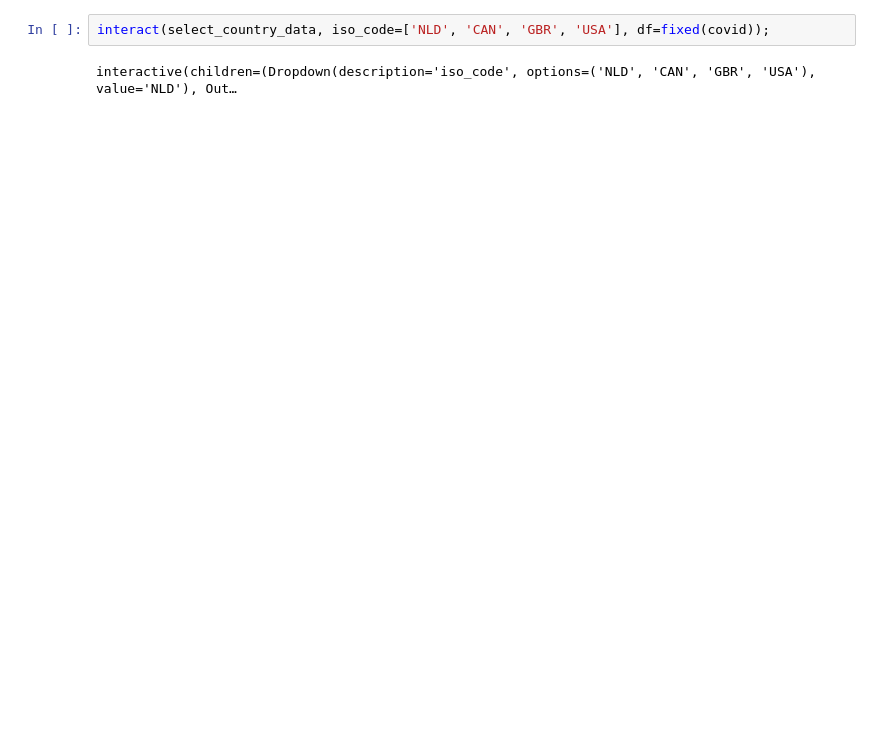
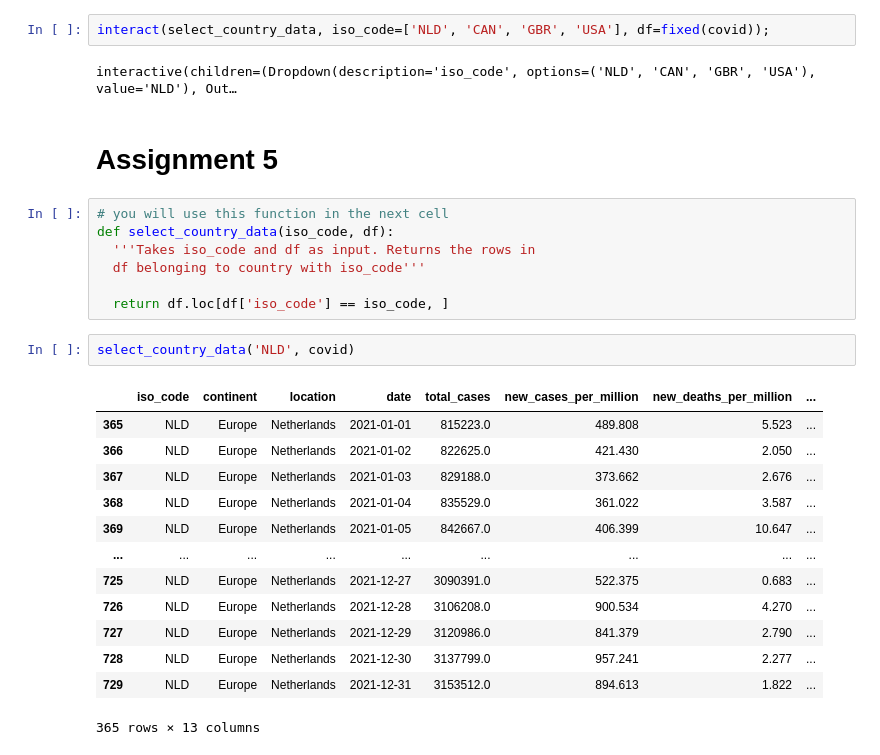
Before and after one commit to yloughribi/voila, a Jupyter notebook: notebooks/Practical12_example.ipynb, the cells around one changed output. Cells and saved outputs as stored; diff of their text form; blank space fills up the shorter version.

```diff
--- a/notebooks/Practical12_example.ipynb
+++ b/notebooks/Practical12_example.ipynb
@@ -32,3 +31,28 @@ The ISO codes you can choose are: ['CAN' 'NLD' 'GBR' 'USA']
 interact(select_country_data, iso_code=['NLD', 'CAN', 'GBR', 'USA'], df=fixed(covid));
 # %% [output]
 interactive(children=(Dropdown(description='iso_code', options=('NLD', 'CAN', 'GBR', 'USA'), value='NLD'), Out…
+# %% [markdown]
+# Assignment 5
+# %%
+# you will use this function in the next cell
+def select_country_data(iso_code, df):
+  '''Takes iso_code and df as input. Returns the rows in
+  df belonging to country with iso_code'''
+
+  return df.loc[df['iso_code'] == iso_code, ]
+# %%
+select_country_data('NLD', covid)
+# %% [output]
+|  | iso_code | continent | location | date | total_cases | new_cases_per_million | new_deaths_per_million | ... |
+| 365 | NLD | Europe | Netherlands | 2021-01-01 | 815223.0 | 489.808 | 5.523 | ... |
+| 366 | NLD | Europe | Netherlands | 2021-01-02 | 822625.0 | 421.430 | 2.050 | ... |
+| 367 | NLD | Europe | Netherlands | 2021-01-03 | 829188.0 | 373.662 | 2.676 | ... |
+| 368 | NLD | Europe | Netherlands | 2021-01-04 | 835529.0 | 361.022 | 3.587 | ... |
+| 369 | NLD | Europe | Netherlands | 2021-01-05 | 842667.0 | 406.399 | 10.647 | ... |
+| ... | ... | ... | ... | ... | ... | ... | ... | ... |
+| 725 | NLD | Europe | Netherlands | 2021-12-27 | 3090391.0 | 522.375 | 0.683 | ... |
+| 726 | NLD | Europe | Netherlands | 2021-12-28 | 3106208.0 | 900.534 | 4.270 | ... |
+| 727 | NLD | Europe | Netherlands | 2021-12-29 | 3120986.0 | 841.379 | 2.790 | ... |
+| 728 | NLD | Europe | Netherlands | 2021-12-30 | 3137799.0 | 957.241 | 2.277 | ... |
+| 729 | NLD | Europe | Netherlands | 2021-12-31 | 3153512.0 | 894.613 | 1.822 | ... |
+365 rows × 13 columns
```
Also changed, not shown: parts of 3 cells of this notebook.
